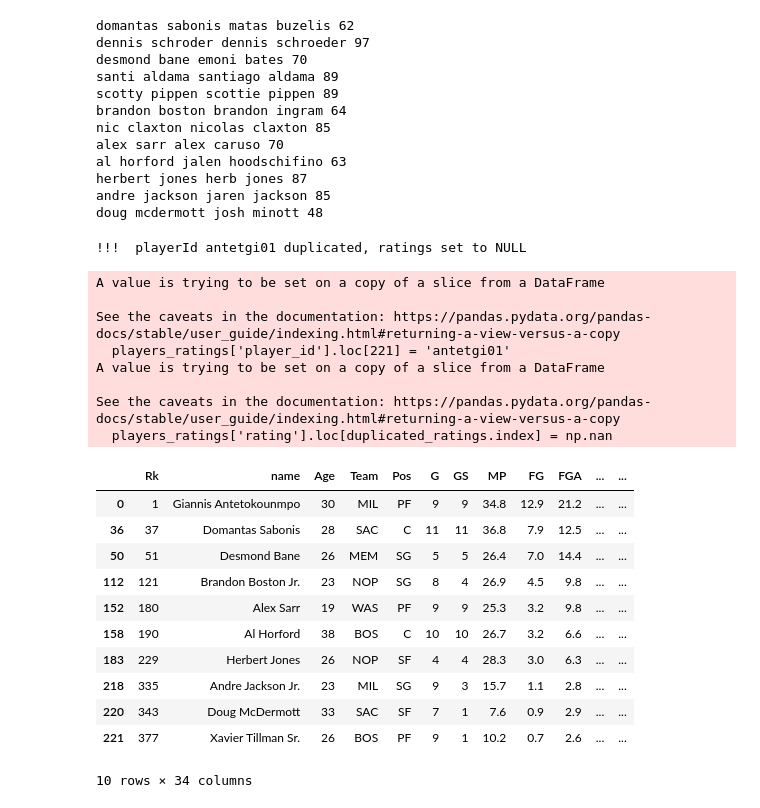
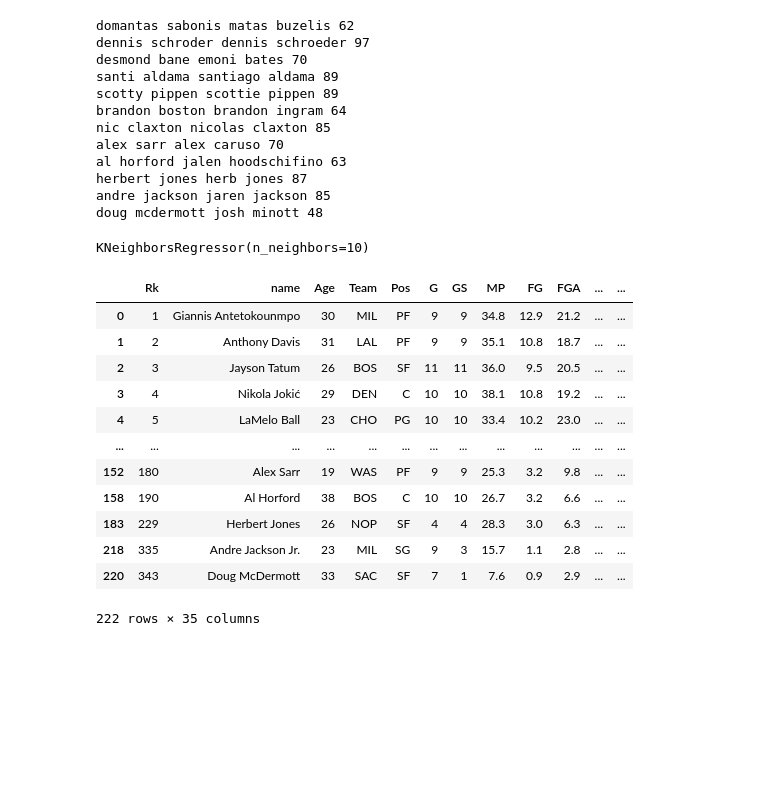
Before and after one commit to martinbog19/LeFirstBasket, a Jupyter notebook: daily.ipynb, the cells around one changed output. Drawn from its saved outputs; the diff is of its cells as text; code cells hidden in the pictures; blank space fills up the shorter version.

```diff
--- a/daily.ipynb
+++ b/daily.ipynb
@@ -235,46 +244,58 @@ players_ratings = pd.merge(players, ratings,
                   how = 'left',
                   on = 'name_norm')
 
-
 # Check for duplicates
-players_ratings['player_id'].loc[221] = 'antetgi01'
 if players_ratings['player_id'].value_counts().max() > 1 :
     duplicated_ratings = players_ratings.copy()[players_ratings['player_id'].duplicated(keep = False)]
     duplicated_ids = duplicated_ratings['player_id'].unique().tolist()
     players_ratings['rating'].loc[duplicated_ratings.index] = np.nan
     print(f'!!!  playerId {", ".join(duplicated_ids)} duplicated, ratings set to NULL')
 
+# Hard-coded ratings (the Sabonis)
+with open('utils/manual_2k.json', 'r') as f:
+    manual_dict = json.load(f)
+hardcoded_players = list(manual_dict.keys())
+players_ratings['rating'] = players_ratings.apply(manual_rating, axis = 1, args = hardcoded_players)
+
 # Suggested additions to name_map_2k
-
-# Hard-coded ratings (the Sabonis)
-with open('utils/name_map_2k.json', 'r') as f:
-    name_map = json.load(f)
-ratings['name_norm'] = ratings['name_norm'].apply(lambda x: name_map[x] if x in name_map.keys() else x)
-
-# Infer from kNN
+null_ratings = players_ratings.copy()[players_ratings['rating'].isna()]
+choices = ratings['name_norm'].tolist()
+suggested_map = {name: process.extractOne(name, choices)[0] for name in null_ratings['name_norm']}
+with open('utils/name_map_suggestions_2k.json', 'w') as f:
+    json.dump(suggested_map, f)
-# %% [output]
-!!!  playerId antetgi01 duplicated, ratings set to NULL
-A value is trying to be set on a copy of a slice from a DataFrame
-
-See the caveats in the documentation: https://pandas.pydata.org/pandas-docs/stable/user_guide/indexing.html#returning-a-view-versus-a-copy
-  players_ratings['player_id'].loc[221] = 'antetgi01'
-A value is trying to be set on a copy of a slice from a DataFrame
-
-See the caveats in the documentation: https://pandas.pydata.org/pandas-docs/stable/user_guide/indexing.html#returning-a-view-versus-a-copy
-  players_ratings['rating'].loc[duplicated_ratings.index] = np.nan
-# %%
-players_ratings[players_ratings['rating'].isna()]
-# %% [output]
-|  | Rk | name | Age | Team | Pos | G | GS | MP | FG | FGA | ... | ... |
-| 0 | 1 | Giannis Antetokounmpo | 30 | MIL | PF | 9 | 9 | 34.8 | 12.9 | 21.2 | ... | ... |
-| 36 | 37 | Domantas Sabonis | 28 | SAC | C | 11 | 11 | 36.8 | 7.9 | 12.5 | ... | ... |
-| 50 | 51 | Desmond Bane | 26 | MEM | SG | 5 | 5 | 26.4 | 7.0 | 14.4 | ... | ... |
-| 112 | 121 | Brandon Boston Jr. | 23 | NOP | SG | 8 | 4 | 26.9 | 4.5 | 9.8 | ... | ... |
-| 152 | 180 | Alex Sarr | 19 | WAS | PF | 9 | 9 | 25.3 | 3.2 | 9.8 | ... | ... |
-| 158 | 190 | Al Horford | 38 | BOS | C | 10 | 10 | 26.7 | 3.2 | 6.6 | ... | ... |
-| 183 | 229 | Herbert Jones | 26 | NOP | SF | 4 | 4 | 28.3 | 3.0 | 6.3 | ... | ... |
-| 218 | 335 | Andre Jackson Jr. | 23 | MIL | SG | 9 | 3 | 15.7 | 1.1 | 2.8 | ... | ... |
-| 220 | 343 | Doug McDermott | 33 | SAC | SF | 7 | 1 | 7.6 | 0.9 | 2.9 | ... | ... |
-| 221 | 377 | Xavier Tillman Sr. | 26 | BOS | PF | 9 | 1 | 10.2 | 0.7 | 2.6 | ... | ... |
-10 rows × 34 columns
+# %%
+with open('utils/knn_features.txt', 'r') as file:
+    knn_features = [f.strip('\n') for f in file.readlines()]
+
+from sklearn.neighbors import KNeighborsRegressor
+from sklearn.preprocessing import StandardScaler
+# %%
+train = players_ratings.copy()[players_ratings['rating'].notna()]
+scaler = StandardScaler()
+X_train = scaler.fit_transform(train[knn_features])
+# %%
+# Fit a kNN model with 10 neighbors to the data
+knn = KNeighborsRegressor(n_neighbors = 10)
+knn.fit(X_train, train['rating'])
+# %% [output]
+KNeighborsRegressor(n_neighbors=10)
+# %%
+X_null = scaler.transform(null_ratings[knn_features])
+null_ratings['rating'] = knn.predict(X_null)
+# %%
+pd.concat([train, null_ratings])
+# %% [output]
+|  | Rk | name | Age | Team | Pos | G | GS | MP | FG | FGA | ... | ... |
+| 0 | 1 | Giannis Antetokounmpo | 30 | MIL | PF | 9 | 9 | 34.8 | 12.9 | 21.2 | ... | ... |
+| 1 | 2 | Anthony Davis | 31 | LAL | PF | 9 | 9 | 35.1 | 10.8 | 18.7 | ... | ... |
+| 2 | 3 | Jayson Tatum | 26 | BOS | SF | 11 | 11 | 36.0 | 9.5 | 20.5 | ... | ... |
+| 3 | 4 | Nikola Jokić | 29 | DEN | C | 10 | 10 | 38.1 | 10.8 | 19.2 | ... | ... |
+| 4 | 5 | LaMelo Ball | 23 | CHO | PG | 10 | 10 | 33.4 | 10.2 | 23.0 | ... | ... |
+| ... | ... | ... | ... | ... | ... | ... | ... | ... | ... | ... | ... | ... |
+| 152 | 180 | Alex Sarr | 19 | WAS | PF | 9 | 9 | 25.3 | 3.2 | 9.8 | ... | ... |
+| 158 | 190 | Al Horford | 38 | BOS | C | 10 | 10 | 26.7 | 3.2 | 6.6 | ... | ... |
+| 183 | 229 | Herbert Jones | 26 | NOP | SF | 4 | 4 | 28.3 | 3.0 | 6.3 | ... | ... |
+| 218 | 335 | Andre Jackson Jr. | 23 | MIL | SG | 9 | 3 | 15.7 | 1.1 | 2.8 | ... | ... |
+| 220 | 343 | Doug McDermott | 33 | SAC | SF | 7 | 1 | 7.6 | 0.9 | 2.9 | ... | ... |
+222 rows × 35 columns
 # %%
```
Also changed, not shown: parts of 13 cells of this notebook, 7 other files.
